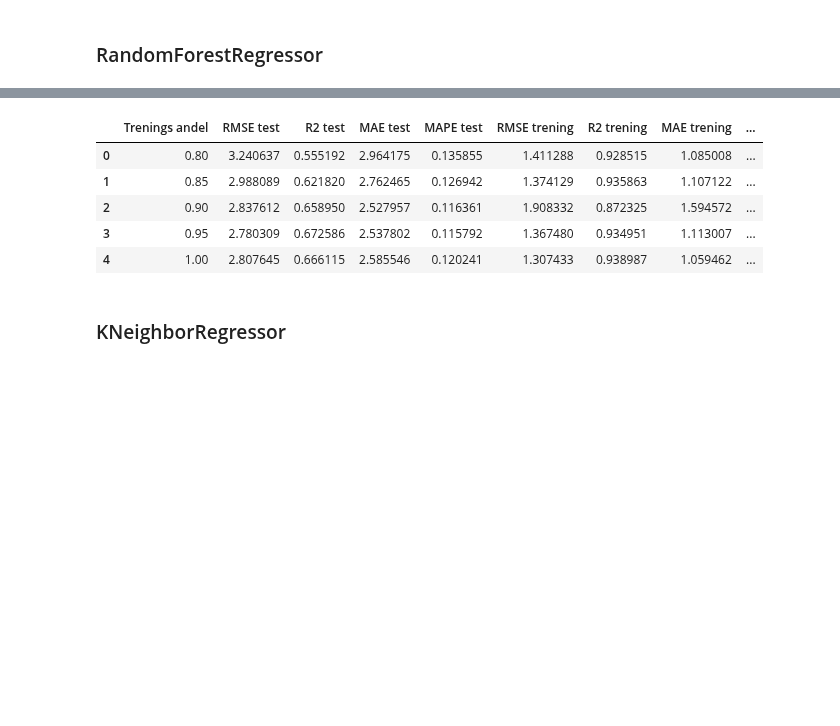
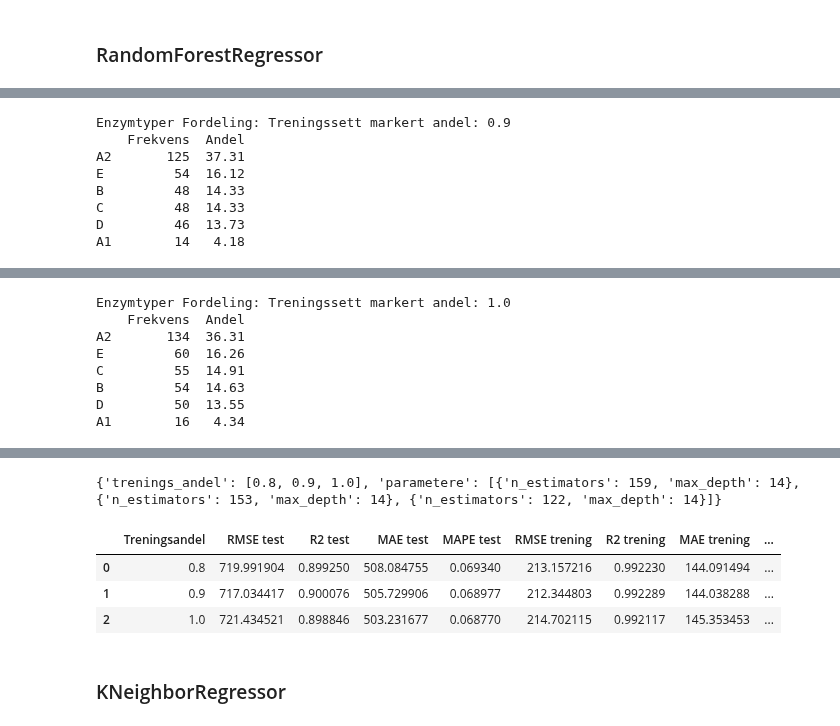
Before and after one commit to PreyPython123/Master-V24-Semiveiledet-Regresjon, a Jupyter notebook: Bioco_Collagen_Klassiske_Superveiledet_Regresjonsmetoder.ipynb, the cells around one changed output, grey strips where cells are left out. Saved outputs shown, nothing was run; the diff lists cells and outputs as text; code cells hidden in the pictures; blank space fills up the shorter version.

```diff
--- a/Bioco_Collagen_Klassiske_Superveiledet_Regresjonsmetoder.ipynb
+++ b/Bioco_Collagen_Klassiske_Superveiledet_Regresjonsmetoder.ipynb
@@ -1204,9 +593,22 @@ test_andel = 0.2
 # Deler datasettet i trening og testsett
 trening_markert, test, trening_umarkert, trening\
 = trening_testsett_oppdeling_dag(rå_data,
-                                 collagen_data,
+                                 data,
                                  test_andel=test_andel,
                                  trening_krav=True)
+
+
+#Oversikt over fordelingen av enzymtyper i trening og testsett
+enzymdata_trening_markert = enzymfordeling(rå_data,
+                                           trening_markert)
+enzymdata_test = enzymfordeling(rå_data,
+                                test)
+
+
+print("Enzymtyper Fordeling: Trening markert")
+print(enzymdata_trening_markert)
+print("Enzymtyper Fordeling: Test")
+print(enzymdata_test)
 
 
 
@@ -1218,4 +620,4 @@ y_test = test.iloc[:, -1]
 splitt = 2
 
 # Antall runder til optimalisering
-n_runder = 300
+n_runder = 2
@@ -1385,21 +799,37 @@ for trenings_andel in trenings_andeler:
     treningssett_umarkert = trening_umarkert
     treningssett = trening
 
+  #Oversikt over fordelingen av enzymtyper i trening og testsett
+  enzymdata_trening_markert_andel = enzymfordeling(rå_data,
+                                                   treningssett_markert)
+
+  print("Enzymtyper Fordeling: Treningssett markert andel:", trenings_andel)
+  print(enzymdata_trening_markert_andel)
 
 
   # Modelloptimalisering
-  rfr_resultater = trening_rfr_dag(trenings_andel,
-                                treningssett_markert,
-                                treningssett_umarkert,
-                                treningssett,
-                                X_test,
-                                y_test,
-                                splitt = splitt,
-                                n_runder = n_runder)
+  rfr_resultater, parametere = trening_rfr_dag(rå_data,
+                                             trening_markert,
+                                             trening_umarkert,
+                                             trening,
+                                             X_test,
+                                             y_test,
+                                             splitt = splitt,
+                                             n_runder = n_runder,
+                                             trenings_andel=trenings_andel,
+                                             random_seed=random_seed)
+
 
   # Lagring av resultater
   rfr_resultater_dag.loc[len(rfr_resultater_dag)] = rfr_resultater
 
+  rfr_beste_parametere['trenings_andel'].append(trenings_andel)
+  rfr_beste_parametere['parametere'].append(parametere)
+
+# Beste parametere
+
+print(rfr_beste_parametere)
+
 # Data med resultater fra treningsandeler
 rfr_resultater_dag
 # %% [output]
@@ -1422,0 +848,8 @@ rfr_resultater_dag
+Enzymtyper Fordeling: Treningssett markert andel: 0.9
+    Frekvens  Andel
+A2       125  37.31
+E         54  16.12
+B         48  14.33
+C         48  14.33
+D         46  13.73
+A1        14   4.18
@@ -1422,0 +859,8 @@ rfr_resultater_dag
+Enzymtyper Fordeling: Treningssett markert andel: 1.0
+    Frekvens  Andel
+A2       134  36.31
+E         60  16.26
+C         55  14.91
+B         54  14.63
+D         50  13.55
+A1        16   4.34
@@ -1423,9 +869,8 @@ rfr_resultater_dag
+{'trenings_andel': [0.8, 0.9, 1.0], 'parametere': [{'n_estimators': 159, 'max_depth': 14}, {'n_estimators': 153, 'max_depth': 14}, {'n_estimators': 122, 'max_depth': 14}]}
-|  | Trenings andel | RMSE test | R2 test | MAE test | MAPE test | RMSE trening | R2 trening | MAE trening | ... |
-| 0 | 0.80 | 3.240637 | 0.555192 | 2.964175 | 0.135855 | 1.411288 | 0.928515 | 1.085008 | ... |
-| 1 | 0.85 | 2.988089 | 0.621820 | 2.762465 | 0.126942 | 1.374129 | 0.935863 | 1.107122 | ... |
-| 2 | 0.90 | 2.837612 | 0.658950 | 2.527957 | 0.116361 | 1.908332 | 0.872325 | 1.594572 | ... |
-| 3 | 0.95 | 2.780309 | 0.672586 | 2.537802 | 0.115792 | 1.367480 | 0.934951 | 1.113007 | ... |
-| 4 | 1.00 | 2.807645 | 0.666115 | 2.585546 | 0.120241 | 1.307433 | 0.938987 | 1.059462 | ... |
+|  | Treningsandel | RMSE test | R2 test | MAE test | MAPE test | RMSE trening | R2 trening | MAE trening | ... |
+| 0 | 0.8 | 719.991904 | 0.899250 | 508.084755 | 0.069340 | 213.157216 | 0.992230 | 144.091494 | ... |
+| 1 | 0.9 | 717.034417 | 0.900076 | 505.729906 | 0.068977 | 212.344803 | 0.992289 | 144.038288 | ... |
+| 2 | 1.0 | 721.434521 | 0.898846 | 503.231677 | 0.068770 | 214.702115 | 0.992117 | 145.353453 | ... |
 # %% [markdown]
 ### KNeighborRegressor
 # %%
```
Also changed, not shown: parts of 75 cells of this notebook.
